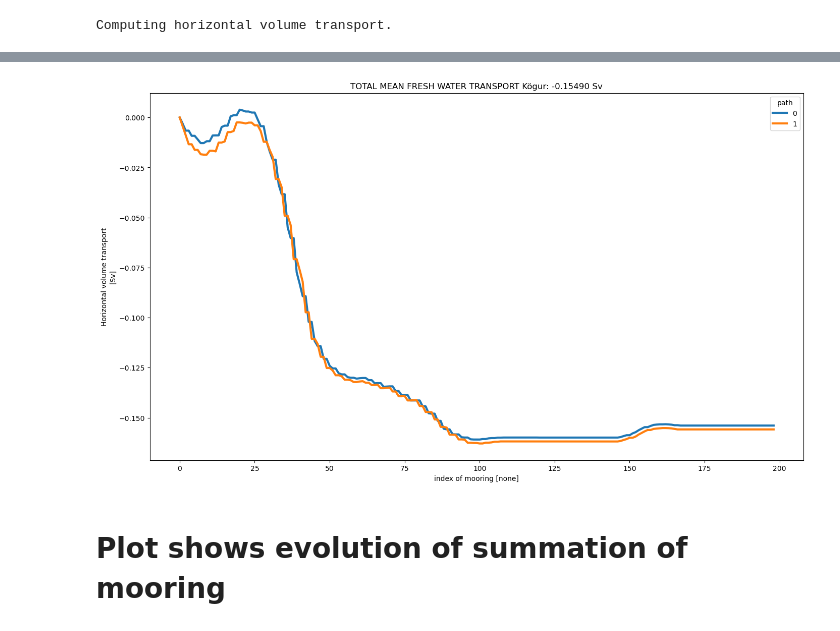
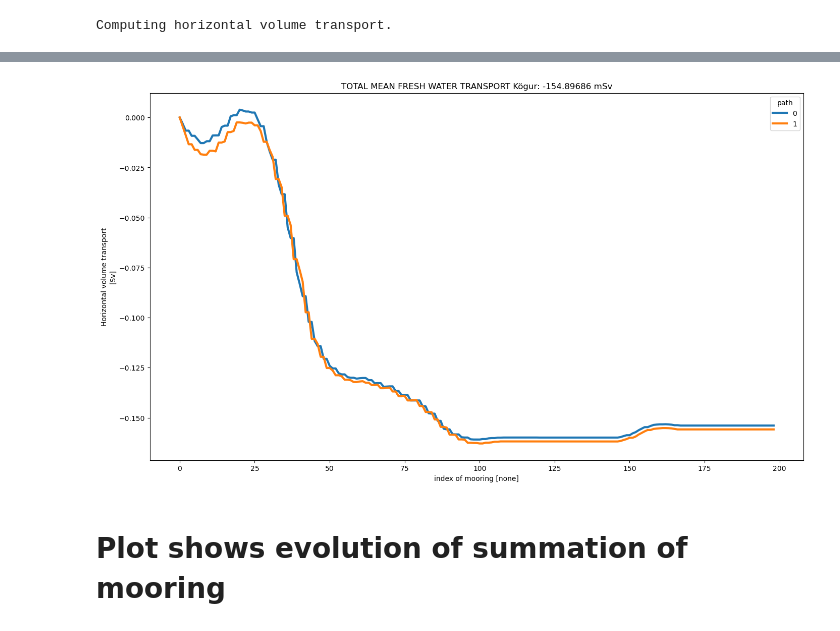
Before and after one commit to EirikKvamme/MScEirik, a Jupyter notebook: FreshWater/FWT_test.ipynb, the cells around one changed output, grey strips where cells are left out. Cells and saved outputs as stored; diff of their text form; code cells hidden in the pictures.

```diff
--- a/FreshWater/FWT_test.ipynb
+++ b/FreshWater/FWT_test.ipynb
@@ -151,12 +171,12 @@ cum_FWT_moor.attrs = FWT_Kogur.attrs
 # %%
 fig, ax = plt.subplots(figsize=(14,8),layout='constrained')
 lines = cum_FWT_moor.squeeze().plot.line(hue="path", linewidth=3)
 tot_mean_FWT_moor = cum_FWT_moor.isel(mooring=-1).mean('path')
 title = ax.set_title(
-    "TOTAL MEAN FRESH WATER TRANSPORT Kögur: {0:.5f} Sv" "".format(tot_mean_FWT_moor.values)
+    "TOTAL MEAN FRESH WATER TRANSPORT Kögur: {0:.5f} mSv" "".format(tot_mean_FWT_moor.values*10**3)
 )
 # %% [output]
-[figure, old version]
+[figure, new version]
 # %% [markdown]
 # Plot shows evolution of summation of mooring
 # %%
```
Also changed, not shown: parts of 1 cell of this notebook, 3 other files.
